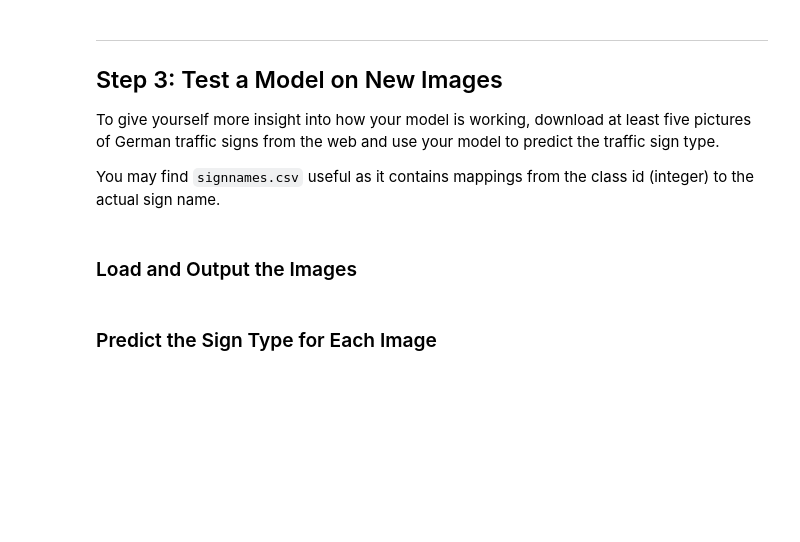
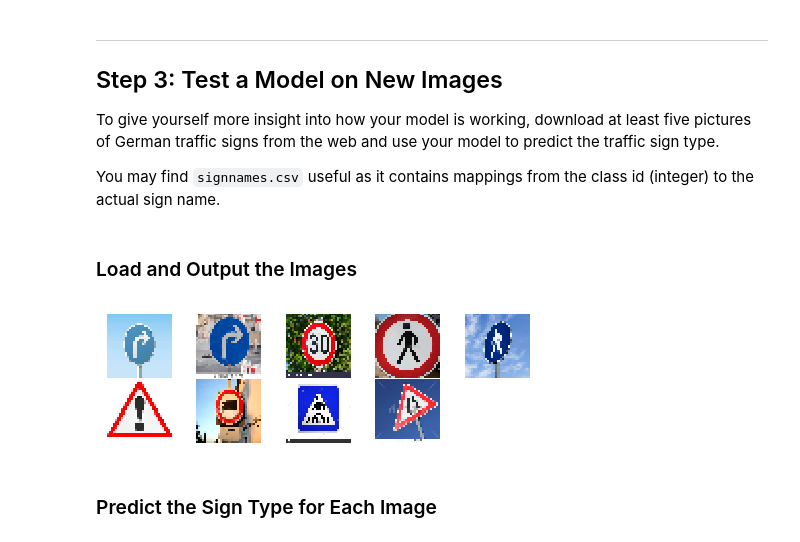
Before and after one commit to MUZUIXIAOHAI/Udacity-P2, a Jupyter notebook: Traffic_Sign_Classifier.ipynb, the cells around one changed output. Cells and saved outputs as stored; diff of their text form; code cells hidden in the pictures; blank space fills up the shorter version.

```diff
--- a/Traffic_Sign_Classifier.ipynb
+++ b/Traffic_Sign_Classifier.ipynb
@@ -520,9 +510,9 @@ one_hot_y = tf.one_hot(y, 43)
 # %%
 #create a training pipeline
 rate = 0.001
-logits = LeNet(x)
+logits,regularizers = LeNet(x)
 cross_entropy = tf.nn.softmax_cross_entropy_with_logits(labels = one_hot_y, logits = logits)
-loss_operation = tf.reduce_mean(cross_entropy)
+loss_operation = tf.reduce_mean(cross_entropy)+1e-5*regularizers
 optimizer = tf.train.AdamOptimizer(learning_rate = rate)
 train_operation = optimizer.minimize(loss_operation)
 # %%
@@ -615,7 +611,7 @@ def optimize(num_iterations):
 with tf.Session() as sess:
     sess.run(tf.global_variables_initializer())
 
-    optimize(10000)
+    optimize(15000)
 # %% [output]
 training...
 
@@ -678,8 +679,38 @@ To give yourself more insight into how your model is working, download at least
 You may find `signnames.csv` useful as it contains mappings from the class id (integer) to the actual sign name.
 # %% [markdown]
 ### Load and Output the Images
+# %%
+def process_newimage_file(name):
+    image = cv2.imread(name)
+    image = cv2.resize(image,(32,32))
+    image = cv2.cvtColor(image, cv2.COLOR_BGR2RGB)
+    image = image/255.-.5
+    return image
 # %%
 ### Load the images and plot them here.
 ### Feel free to use as many code cells as needed.
+newdata = [process_newimage_file("./Test_download_images/"+name) for name in os.listdir("./Test_download_images/")]
+newdata = np.array(newdata, dtype = np.float32)
+# %%
+def plot_newImage(n_row,n_col,image_data):
+    plt.figure(figsize = (8, 6))
+    gs1 = gridspec.GridSpec(n_row,n_row)
+    gs1.update(wspace = 0.01, hspace = 0.02)
+
+    for i in range(len(image_data)):
+        ax1 = plt.subplot(gs1[i])
+        plt.axis('on')
+        ax1.set_xticklabels([])
+        ax1.set_yticklabels([])
+        ax1.set_aspect('equal')
+
+        ind_plot = i
+        plt.imshow(image_data[ind_plot])
+        plt.axis('off')
+    plt.show()
+
+plot_newImage(5, 5, newdata + 0.5)
+# %% [output]
+[figure, added]
 # %% [markdown]
 ### Predict the Sign Type for Each Image
```
Also changed, not shown: parts of 13 cells of this notebook.
